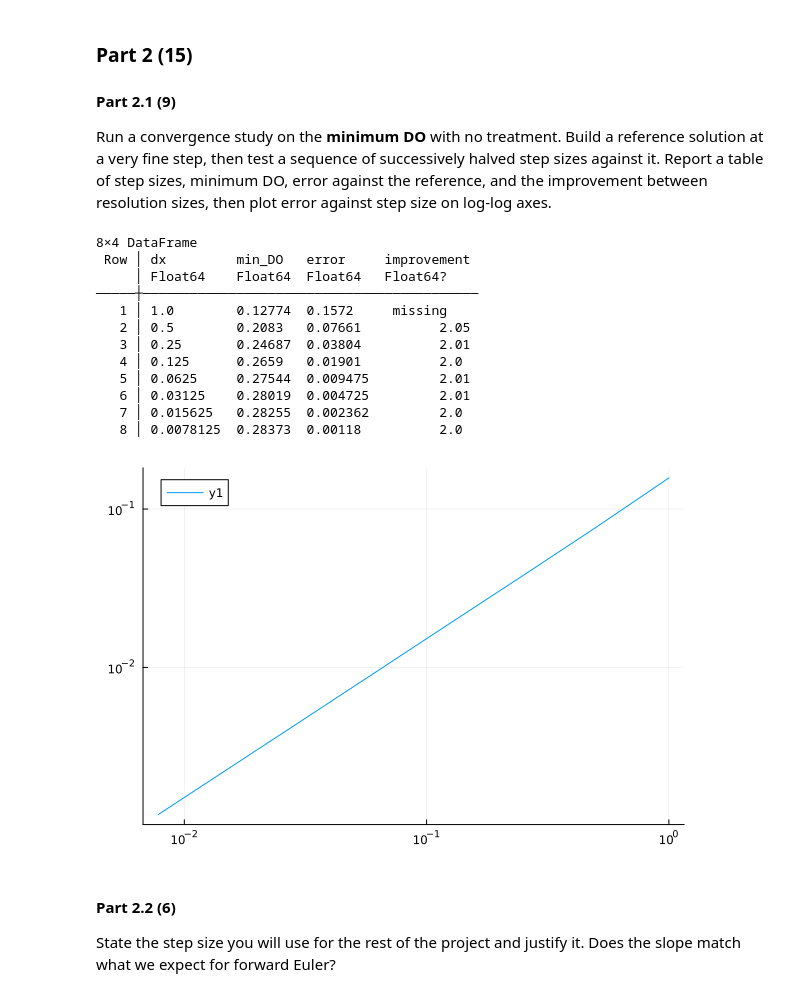
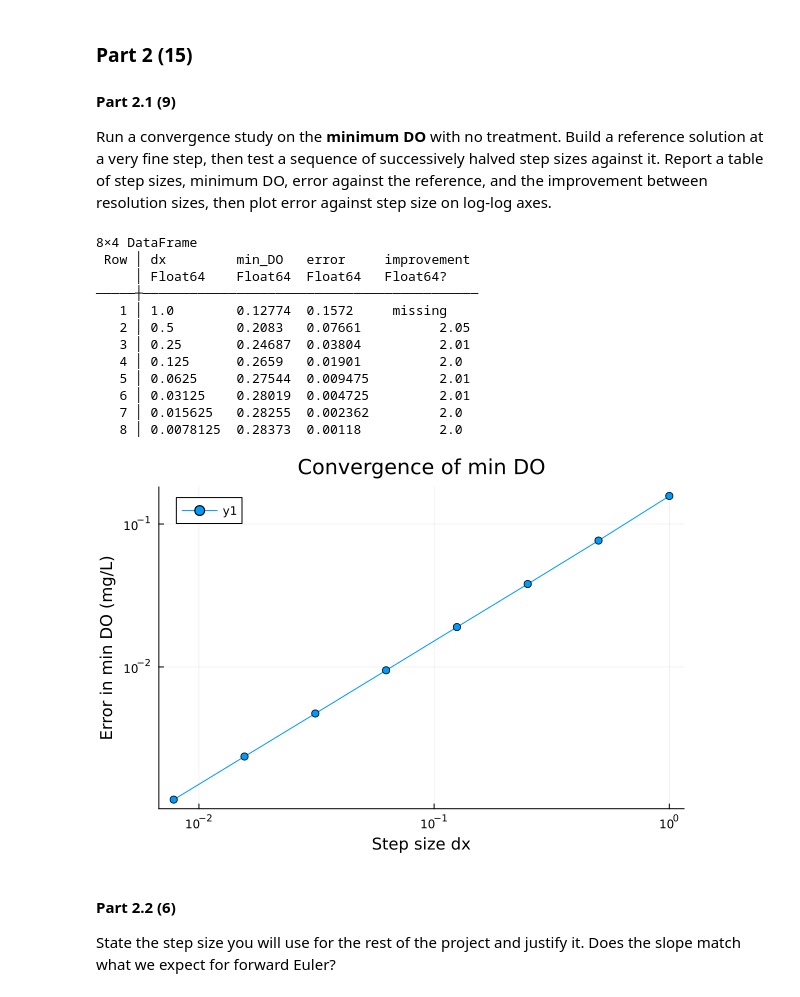
Before and after one commit to ant-san05/Mini-Project-01-Anthony-Daniel, a Jupyter notebook: mp01.ipynb, the cells around one changed output. Cells and saved outputs as stored; diff of their text form; code cells hidden in the pictures.

```diff
--- a/mp01.ipynb
+++ b/mp01.ipynb
@@ -301,7 +288,7 @@ function simulate_DO(removal)
     U  = river_params.U
 
     dx = 0.1 # km, puts grid points exactly at 15 and 32
-    x  = 0:dx:80
+    x  = 0:dx:70
     n  = length(x) # for iteration
     C  = zeros(n) # DO list
     B  = zeros(n) # CBOD list
@@ -364,7 +351,7 @@ successively halved step sizes against it. Report a table of step sizes,
 minimum DO, error against the reference, and the improvement between
 resolution sizes, then plot error against step size on log-log axes.
 # %%
-
+# Include dx for difference in timestep
 function simulate_DO(removal, dx)
     # Initialize vars for euler rules
     ka = river_params.ka
@@ -421,35 +408,35 @@ minDOref= minimum(C)
 
 # Initialize lists
 dxstudy = [1,0.5,0.25,0.125,0.125/2, 0.125/4, 0.125/8, 0.125/16]
 minDO = zeros(length(dxstudy))
 err = zeros(length(dxstudy))
 
 # Simulate
 for k in 1:length(dxstudy)
     x, C, B, N = simulate_DO(removal, dxstudy[k])
     minDO[k] = minimum(C)
     err[k] = abs(minDO[k]-minDOref)
 end
 using DataFrames
 improvement = [missing; err[1:end-1] ./ err[2:end]]
 conv_table = DataFrame(dx= dxstudy, min_DO= round.(minDO, digits=5), error= round.(err, sigdigits=4), improvement = round.(improvement, digits=2))
 print(conv_table)
 
-plot(dxstudy, err, xscale=:log10, yscale=:log10)
+plot(dxstudy, err, marker= :circle, xscale=:log10, yscale=:log10, xlabel="Step size dx", ylabel="Error in min DO (mg/L)", title="Convergence of min DO")
 # %% [output]
 8×4 DataFrame
  Row │ dx         min_DO   error     improvement
      │ Float64    Float64  Float64   Float64?
 ─────┼───────────────────────────────────────────
    1 │ 1.0        0.12774  0.1572     missing
    2 │ 0.5        0.2083   0.07661          2.05
    3 │ 0.25       0.24687  0.03804          2.01
    4 │ 0.125      0.2659   0.01901          2.0
    5 │ 0.0625     0.27544  0.009475         2.01
    6 │ 0.03125    0.28019  0.004725         2.01
    7 │ 0.015625   0.28255  0.002362         2.0
    8 │ 0.0078125  0.28373  0.00118          2.0
-[figure, old version]
+[figure, new version]
 # %% [markdown]
 
 
```
Also changed, not shown: parts of 2 cells of this notebook.
